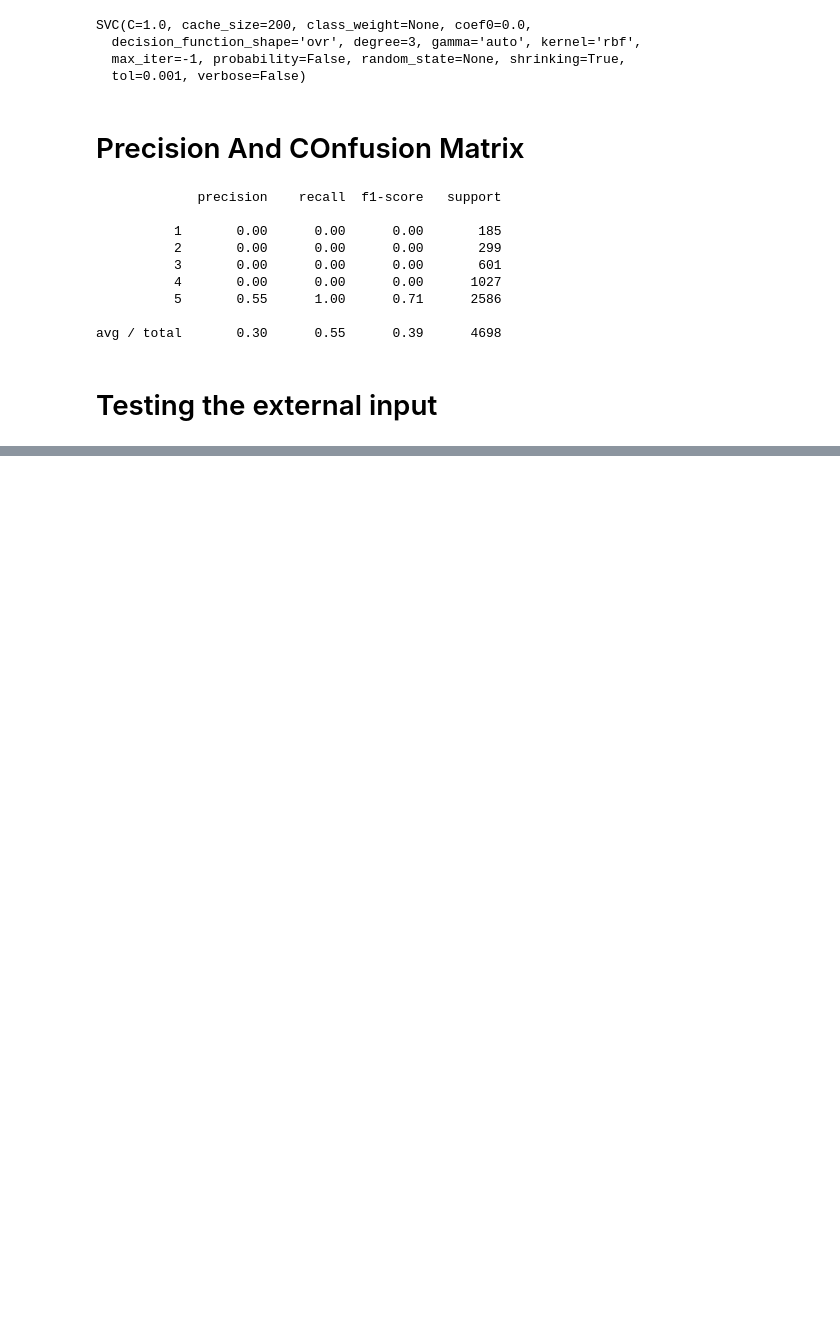
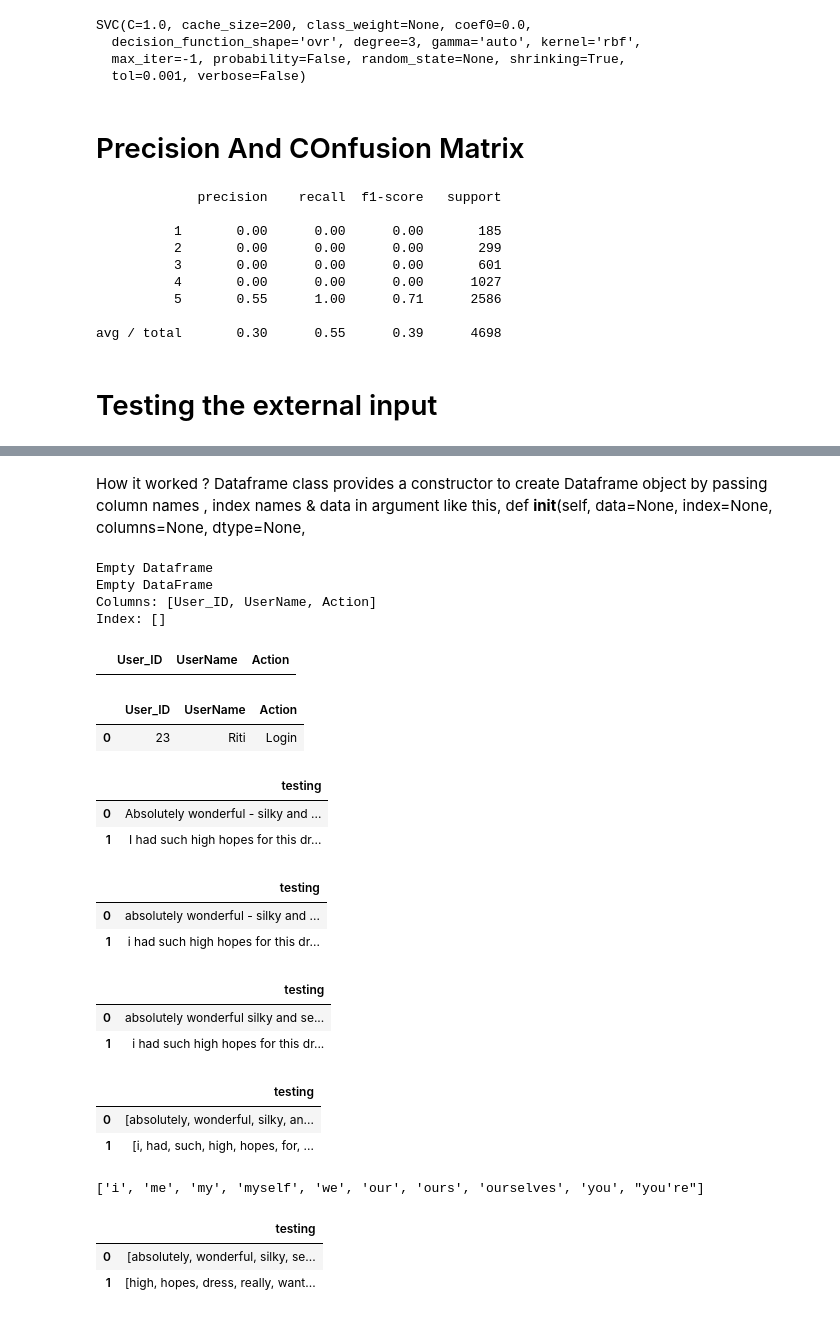
Before and after one commit to Shahibhuwan/Sentiment-analysis-in-python, a Jupyter notebook: take3.ipynb, the cells around one changed output, grey strips where cells are left out. Drawn from its saved outputs; the diff is of its cells as text; code cells hidden in the pictures; blank space fills up the shorter version.

Commit message:
fixed  external testing according to our model method

```diff
--- a/take3.ipynb
+++ b/take3.ipynb
@@ -360,0 +367,24 @@ predicted= clf.predict(doc_tfidf)
+# %% [markdown]
+How it worked ?
+Dataframe class provides a constructor to create Dataframe object by passing column names , index names & data in argument like this,
+def __init__(self, data=None, index=None, columns=None, dtype=None,
+# %%
+import pandas as pd
+dfObj = pd.DataFrame(columns=['User_ID', 'UserName', 'Action'])
+print("Empty Dataframe ", dfObj, sep='\n')
+# %% [output]
+Empty Dataframe
+Empty DataFrame
+Columns: [User_ID, UserName, Action]
+Index: []
+# %%
+dfObj.head()
+# %% [output]
+|  | User_ID | UserName | Action |
+# %%
+dfObj = dfObj.append({'User_ID': 23, 'UserName': 'Riti', 'Action': 'Login'}, ignore_index=True)
+# %%
+dfObj.head()
+# %% [output]
+|  | User_ID | UserName | Action |
+| 0 | 23 | Riti | Login |
@@ -360,0 +397,15 @@ predicted= clf.predict(doc_tfidf)
+# %%
+Doc.head()
+# %% [output]
+|  | testing |
+| 0 | Absolutely wonderful - silky and ... |
+| 1 | I had such high hopes for this dr... |
+# %%
+Doc.testing = Doc.testing.astype(str)
+
+Doc.testing = Doc.testing.apply(lambda x: x.lower())
+Doc.head()
+# %% [output]
+|  | testing |
+| 0 | absolutely wonderful - silky and ... |
+| 1 | i had such high hopes for this dr... |
@@ -360,0 +417,35 @@ predicted= clf.predict(doc_tfidf)
+# %%
+Doc['testing'] = Doc['testing'].apply(remove_punctuations)
+Doc.head()
+# %% [output]
+|  | testing |
+| 0 | absolutely wonderful silky and se... |
+| 1 | i had such high hopes for this dr... |
+# %%
+import re
+
+def tokenize(txt):
+    tokens = re.split('\W+' , txt)
+    return tokens
+Doc['testing']=Doc['testing'].apply(lambda x: tokenize(x.lower()))
+Doc.head()
+# %% [output]
+|  | testing |
+| 0 | [absolutely, wonderful, silky, an... |
+| 1 | [i, had, such, high, hopes, for, ... |
+# %%
+import nltk
+stopwords = nltk.corpus.stopwords.words('english')
+stopwords[0:10]
+# %% [output]
+['i', 'me', 'my', 'myself', 'we', 'our', 'ours', 'ourselves', 'you', "you're"]
+# %%
+def remove_stopwords(txt_tokenized):
+    txt_clean = [word for word in txt_tokenized if word not in stopwords]
+    return txt_clean
+Doc['testing']=Doc['testing'].apply(lambda x: remove_stopwords(x))
+Doc.head()
+# %% [output]
+|  | testing |
+| 0 | [absolutely, wonderful, silky, se... |
+| 1 | [high, hopes, dress, really, want... |
```
Also changed, not shown: parts of 12 cells of this notebook, 2 other files.
